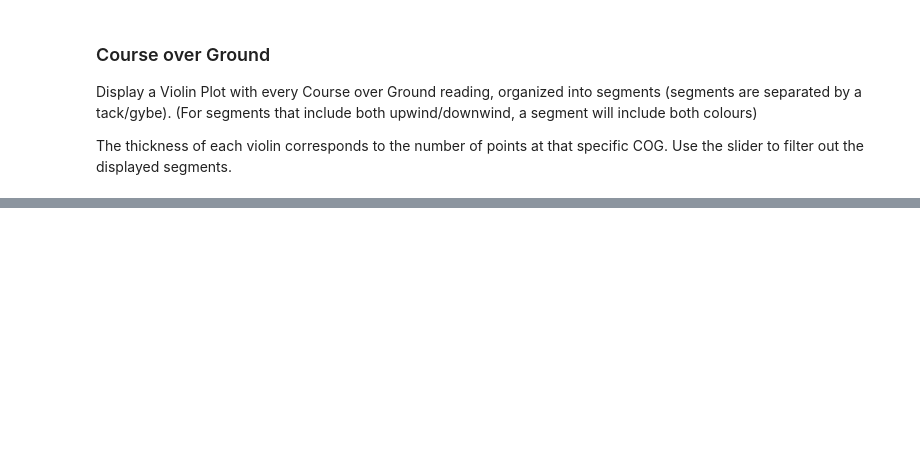
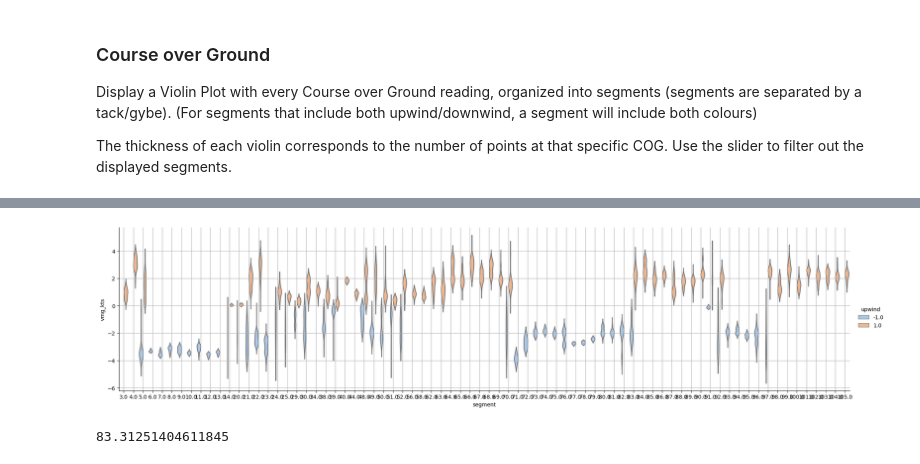
Before and after one commit to dtredger/gpx-analytics, a Jupyter notebook: Untitled.ipynb, the cells around one changed output, grey strips where cells are left out. Cells and saved outputs as stored; diff of their text form; code cells hidden in the pictures; blank space fills up the shorter version.

```diff
--- a/Untitled.ipynb
+++ b/Untitled.ipynb
@@ -262,0 +300,47 @@ Name: 4122, dtype: object
+# %%
+seaborn_violin(session, metric='vmg_kts')
+# %% [output]
+[figure, added]
+# %%
+import math
+def calculate_initial_compass_bearing(pointA, pointB):
+    """
+    Calculates the bearing between two points.
+    The formulae used is the following:
+        θ = atan2(sin(Δlong).cos(lat2),
+                  cos(lat1).sin(lat2) − sin(lat1).cos(lat2).cos(Δlong))
+    :Parameters:
+      - `pointA: The tuple representing the latitude/longitude for the
+        first point. Latitude and longitude must be in decimal degrees
+      - `pointB: The tuple representing the latitude/longitude for the
+        second point. Latitude and longitude must be in decimal degrees
+    :Returns:
+      The bearing in degrees
+    :Returns Type:
+      float
+    """
+    if (type(pointA) != tuple) or (type(pointB) != tuple):
+        raise TypeError("Only tuples are supported as arguments")
+
+    lat1 = math.radians(pointA[0])
+    lat2 = math.radians(pointB[0])
+
+    diffLong = math.radians(pointB[1] - pointA[1])
+
+    x = math.sin(diffLong) * math.cos(lat2)
+    y = math.cos(lat1) * math.sin(lat2) - (math.sin(lat1)
+                                           * math.cos(lat2) * math.cos(diffLong))
+
+    initial_bearing = math.atan2(x, y)
+
+    # Now we have the initial bearing but math.atan2 return values
+    # from -180° to + 180° which is not what we want for a compass bearing
+    # The solution is to normalize the initial bearing as shown below
+    initial_bearing = math.degrees(initial_bearing)
+    compass_bearing = (initial_bearing + 360) % 360
+
+    return compass_bearing
+
+calculate_initial_compass_bearing((43.637037, -79.368247),(43.637750, -79.359841))
+# %% [output]
+83.31251404611845
```
Also changed, not shown: parts of 16 cells of this notebook, 7 other files.
